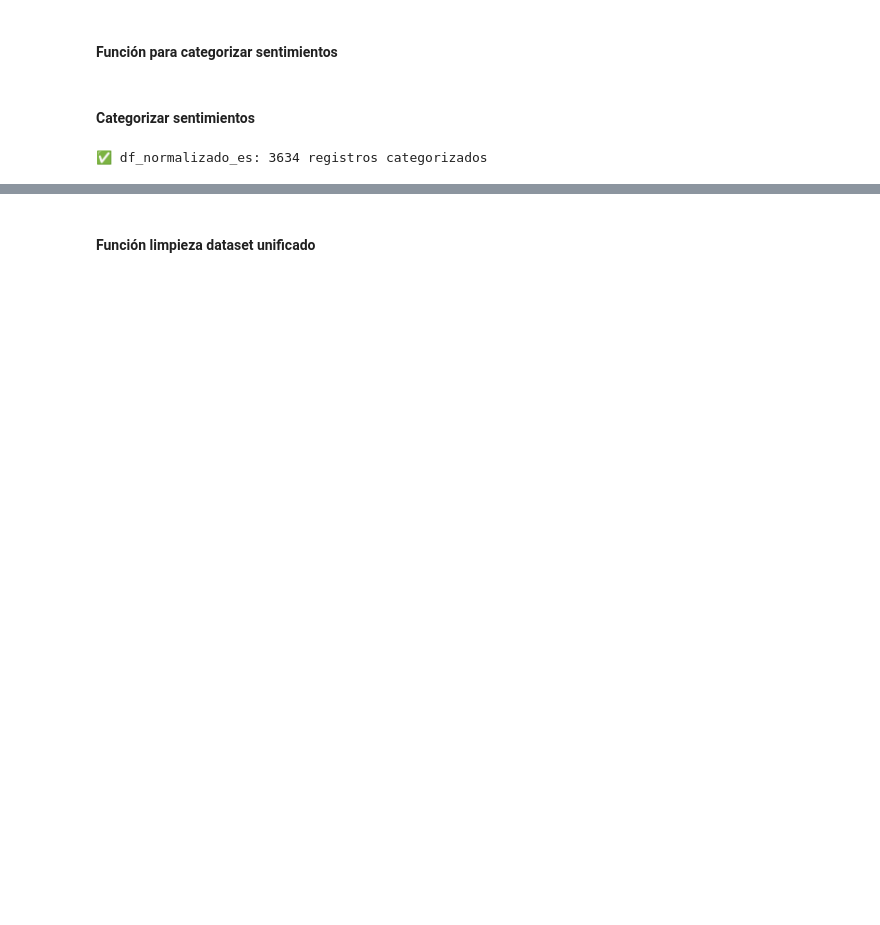
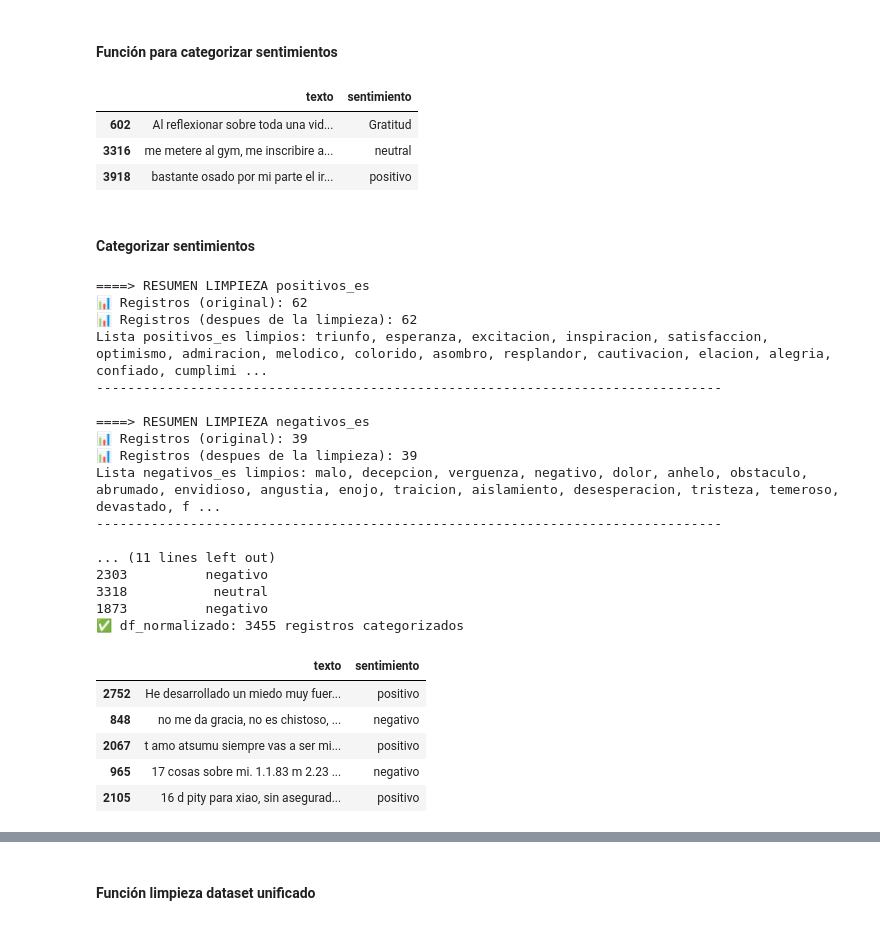
Before and after one commit to ml-punto-tech/sentiment-api, a Jupyter notebook: data-science/notebooks/Modelo_SentimentAPI.ipynb, the cells around one changed output, grey strips where cells are left out. Cells and saved outputs as stored; diff of their text form; code cells hidden in the pictures; blank space fills up the shorter version.

```diff
--- a/data-science/notebooks/Modelo_SentimentAPI.ipynb
+++ b/data-science/notebooks/Modelo_SentimentAPI.ipynb
@@ -193,2 +235,8 @@ CARGANDO DICCIONARIO DE SENTIMIENTOS
+# %%
+datasets = {
+    "df1_es":"https://github.com/ml-punto-tech/sentiment-api/raw/refs/heads/dev/data-science/datasets/datasets-origin/dataset1_esp.csv,sep=;",
+    "df2_es":"https://github.com/ml-punto-tech/sentiment-api/raw/refs/heads/dev/data-science/datasets/datasets-origin/dataset2_esp.csv,sep=;",
+    "df3_es":"https://github.com/ml-punto-tech/sentiment-api/raw/refs/heads/dev/data-science/datasets/datasets-origin/dataset3_esp.csv,sep=,",
+}
 # %% [markdown]
 #### **Función importación dataset**
@@ -544,19 +1001,52 @@ def normalizar_dataset(dataset):
+# %%
+df_normal1.sample(3)
+# %% [output]
+|  | texto | sentimiento |
+| 602 | Al reflexionar sobre toda una vid... | Gratitud |
+| 3316 | me metere al gym, me inscribire a... | neutral |
+| 3918 | bastante osado por mi parte el ir... | positivo |
 # %% [markdown]
 #### **Categorizar sentimientos**
-# %%
-categorias = [positivos_limpios_es, negativos_limpios_es, neutros_limpios_es]
-
-
-# catogorizar sentimientos
-df_unificado_es['sentimiento_final'] = df_unificado_es['sentimiento_limpio'].apply(
-    lambda x: categorizar_sentimiento(x,categorias))
-
-# Normalizar dataset
-df_normalizado_es = normalizar_dataset(df_unificado_es)
-
-print(f"✅ df_normalizado_es: {len(df_normalizado_es)} registros categorizados")
-
-#df_normalizado_es.sample(5)
-# %% [output]
-✅ df_normalizado_es: 3634 registros categorizados
+# %%
+positivos_lista_es = obtener_lista_ordenada(positivos_es, nombre='positivos_es')
+negativos_lista_es = obtener_lista_ordenada(negativos_es, nombre='negativos_es')
+neutros_lista_es = obtener_lista_ordenada(neutros_es, nombre='neutros_es')
+categorias =[positivos_lista_es, negativos_lista_es, neutros_lista_es]
+nombres_categorias = ('positivo', 'negativo', 'neutral')
+
+# Aplicar categorización
+df_normal1['sentimiento_final'] = df_normal1['sentimiento'].apply(
+    lambda x: categorizar_sentimiento(x,categorias, nombres_categorias)
+    )
+print(df_normal1.sample(3))
+
+# Segunda normalización
+df_normalizado = segunda_normalizacion(df_normal1)
+print(f"✅ df_normalizado: {len(df_normalizado)} registros categorizados")
+
+df_normalizado.sample(5)
+# %% [output]
+====> RESUMEN LIMPIEZA positivos_es
+📊 Registros (original): 62
+📊 Registros (despues de la limpieza): 62
+Lista positivos_es limpios: triunfo, esperanza, excitacion, inspiracion, satisfaccion, optimismo, admiracion, melodico, colorido, asombro, resplandor, cautivacion, elacion, alegria, confiado, cumplimi ...
+--------------------------------------------------------------------------------
+
+====> RESUMEN LIMPIEZA negativos_es
+📊 Registros (original): 39
+📊 Registros (despues de la limpieza): 39
+Lista negativos_es limpios: malo, decepcion, verguenza, negativo, dolor, anhelo, obstaculo, abrumado, envidioso, angustia, enojo, traicion, aislamiento, desesperacion, tristeza, temeroso, devastado, f ...
+--------------------------------------------------------------------------------
+
+... (11 lines left out)
+2303          negativo
+3318           neutral
+1873          negativo
+✅ df_normalizado: 3455 registros categorizados
+|  | texto | sentimiento |
+| 2752 | He desarrollado un miedo muy fuer... | positivo |
+| 848 | no me da gracia, no es chistoso, ... | negativo |
+| 2067 | t amo atsumu siempre vas a ser mi... | positivo |
+| 965 | 17 cosas sobre mi. 1.1.83 m 2.23 ... | negativo |
+| 2105 | 16 d pity para xiao, sin asegurad... | positivo |
 # %%
```
Also changed, not shown: parts of 49 cells of this notebook, 2 other files.
